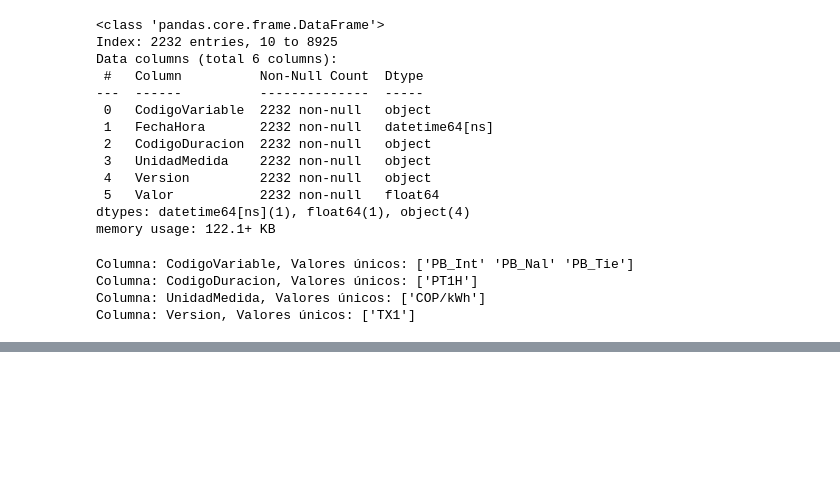
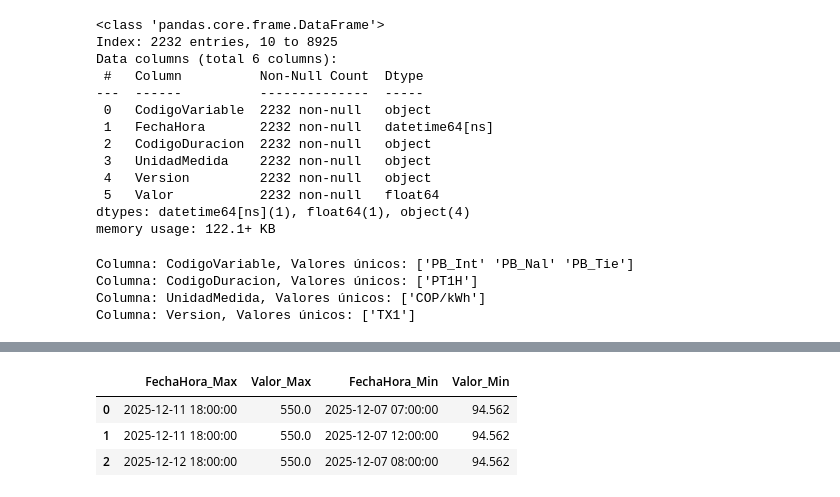
Before and after one commit to MillerQuintero2001/Prueba-XM, a Jupyter notebook: Notebook/extract_api_data.ipynb, the cells around one changed output, grey strips where cells are left out. Saved outputs shown, nothing was run; the diff lists cells and outputs as text; code cells hidden in the pictures; blank space fills up the shorter version.

```diff
--- a/Notebook/extract_api_data.ipynb
+++ b/Notebook/extract_api_data.ipynb
@@ -235,0 +339,8 @@ plt.show()
+# %%
+# Sobre el dataset ahora vamos a determinar las tres horas del día con mayor precio de bolsa
+# y las tres horas del día con menor precio de bolsa, para hacer una tabla
+
+top_3_max = df_tx1.nlargest(3, 'Valor')[['FechaHora', 'Valor']]
+bottom_3_min = df_tx1.nsmallest(3, 'Valor')[['FechaHora', 'Valor']]
+
+top_3_max, bottom_3_min
@@ -235,0 +356,5 @@ plt.show()
+# %%
+# Reemplazamos nombre de las columnas
+new_names = {"FechaHora": "Fecha", "Valor": "Precio de Bolsa COP/kW"}
+top_3_max.rename(columns=new_names, inplace=True)
+bottom_3_min.rename(columns=new_names, inplace=True)
@@ -235,0 +400,10 @@ plt.show()
+# %%
+# Armamos la tabla final combinando ambas tablas
+final_table = pd.concat([top_3_max.reset_index(drop=True), bottom_3_min.reset_index(drop=True)], axis=1)
+final_table.columns = ['FechaHora_Max', 'Valor_Max', 'FechaHora_Min', 'Valor_Min']
+final_table
+# %% [output]
+|  | FechaHora_Max | Valor_Max | FechaHora_Min | Valor_Min |
+| 0 | 2025-12-11 18:00:00 | 550.0 | 2025-12-07 07:00:00 | 94.562 |
+| 1 | 2025-12-11 18:00:00 | 550.0 | 2025-12-07 12:00:00 | 94.562 |
+| 2 | 2025-12-12 18:00:00 | 550.0 | 2025-12-07 08:00:00 | 94.562 |
```
Also changed, not shown: parts of 14 cells of this notebook, 4 other files.
